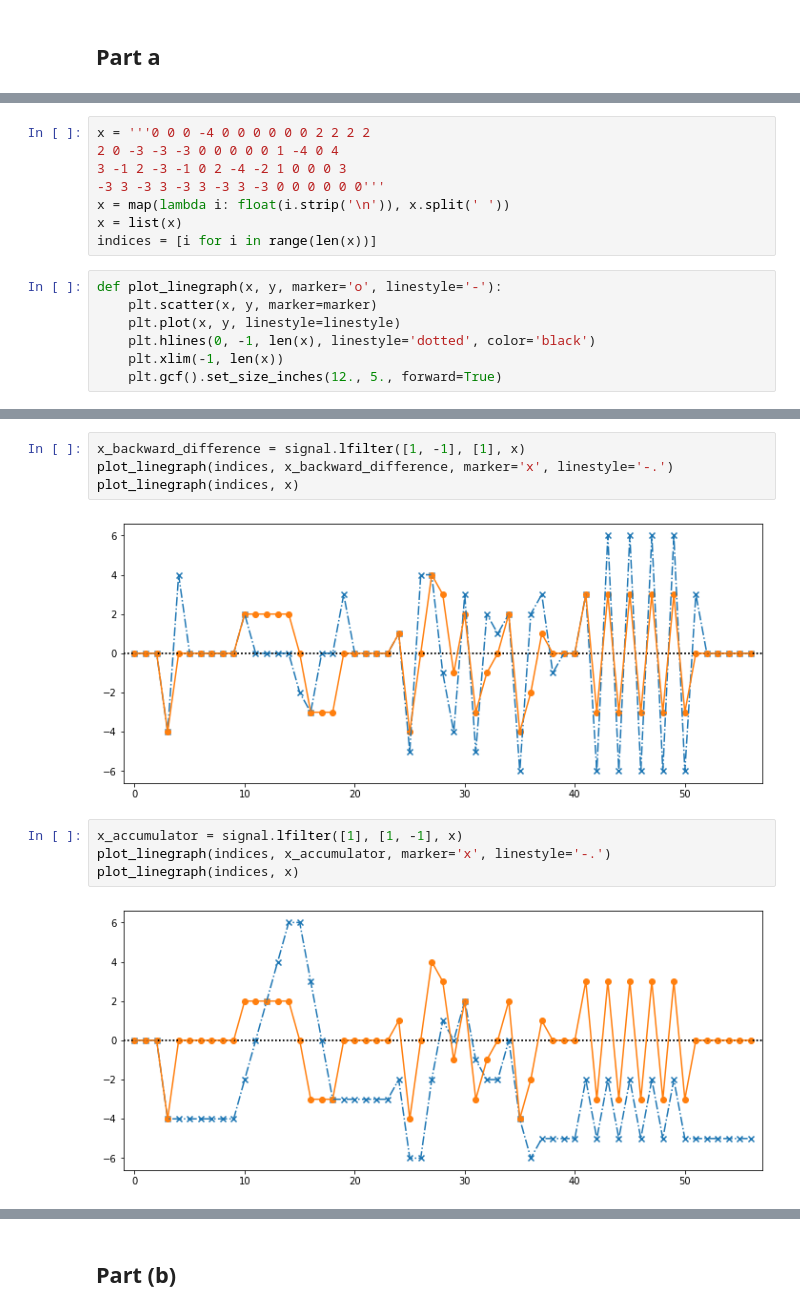
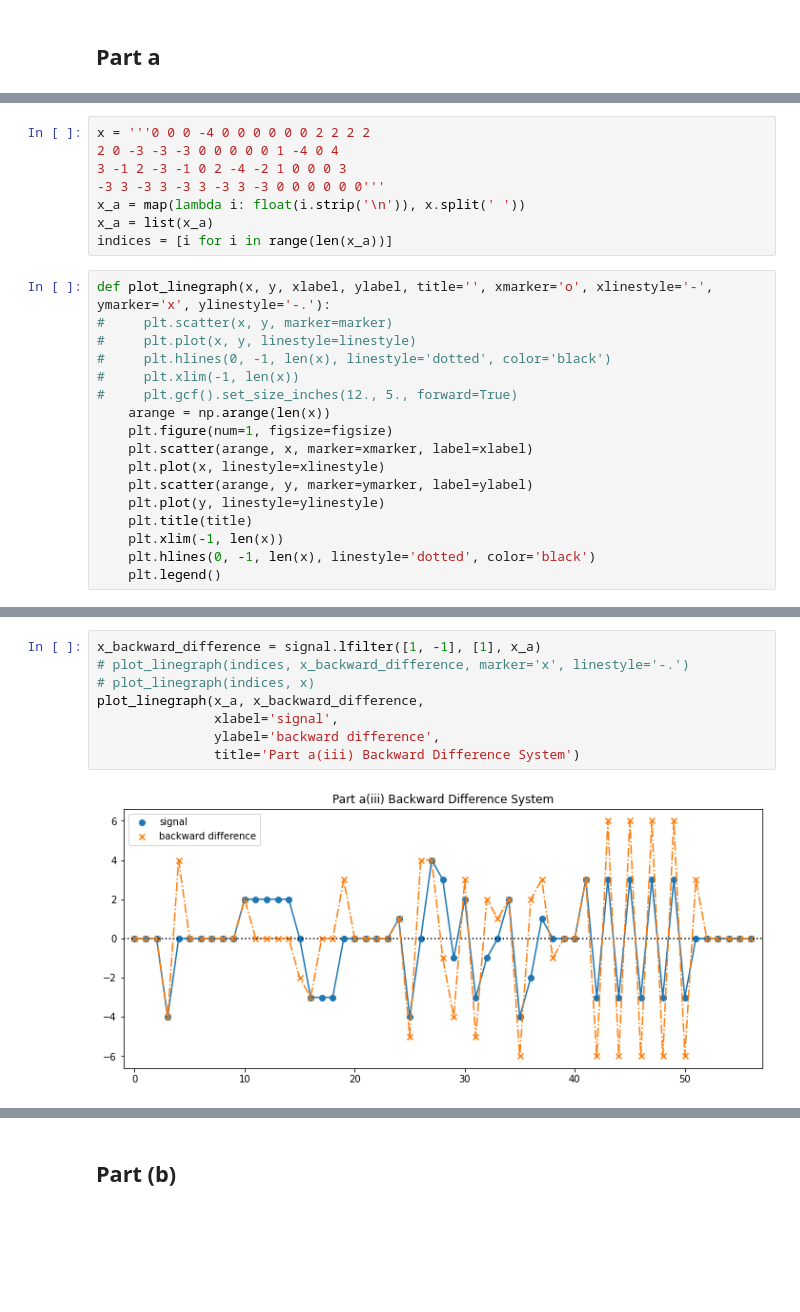
Before and after one commit to DasAnish/DSP_assignments, a Jupyter notebook: DSP_Assignment1.ipynb, the cells around one changed output, grey strips where cells are left out. Drawn from its saved outputs; the diff is of its cells as text; blank space fills up the shorter version.

```diff
--- a/DSP_Assignment1.ipynb
+++ b/DSP_Assignment1.ipynb
@@ -9,13 +19,23 @@ x = '''0 0 0 -4 0 0 0 0 0 0 2 2 2 2
 2 0 -3 -3 -3 0 0 0 0 0 1 -4 0 4
 3 -1 2 -3 -1 0 2 -4 -2 1 0 0 0 3
 -3 3 -3 3 -3 3 -3 3 -3 0 0 0 0 0 0'''
-x = map(lambda i: float(i.strip('\n')), x.split(' '))
-x = list(x)
-indices = [i for i in range(len(x))]
+x_a = map(lambda i: float(i.strip('\n')), x.split(' '))
+x_a = list(x_a)
+indices = [i for i in range(len(x_a))]
 # %%
-def plot_linegraph(x, y, marker='o', linestyle='-'):
-    plt.scatter(x, y, marker=marker)
-    plt.plot(x, y, linestyle=linestyle)
+def plot_linegraph(x, y, xlabel, ylabel, title='', xmarker='o', xlinestyle='-', ymarker='x', ylinestyle='-.'):
+#     plt.scatter(x, y, marker=marker)
+#     plt.plot(x, y, linestyle=linestyle)
+#     plt.hlines(0, -1, len(x), linestyle='dotted', color='black')
+#     plt.xlim(-1, len(x))
+#     plt.gcf().set_size_inches(12., 5., forward=True)
+    arange = np.arange(len(x))
+    plt.figure(num=1, figsize=figsize)
+    plt.scatter(arange, x, marker=xmarker, label=xlabel)
+    plt.plot(x, linestyle=xlinestyle)
+    plt.scatter(arange, y, marker=ymarker, label=ylabel)
+    plt.plot(y, linestyle=ylinestyle)
+    plt.title(title)
+    plt.xlim(-1, len(x))
     plt.hlines(0, -1, len(x), linestyle='dotted', color='black')
-    plt.xlim(-1, len(x))
-    plt.gcf().set_size_inches(12., 5., forward=True)
+    plt.legend()
@@ -26,12 +101,10 @@ plot_linegraph(indices, x)
 # %%
-x_backward_difference = signal.lfilter([1, -1], [1], x)
-plot_linegraph(indices, x_backward_difference, marker='x', linestyle='-.')
-plot_linegraph(indices, x)
+x_backward_difference = signal.lfilter([1, -1], [1], x_a)
+# plot_linegraph(indices, x_backward_difference, marker='x', linestyle='-.')
+# plot_linegraph(indices, x)
+plot_linegraph(x_a, x_backward_difference,
+               xlabel='signal',
+               ylabel='backward difference',
+               title='Part a(iii) Backward Difference System')
 # %% [output]
-[figure, old version]
+[figure, new version]
-# %%
-x_accumulator = signal.lfilter([1], [1, -1], x)
-plot_linegraph(indices, x_accumulator, marker='x', linestyle='-.')
-plot_linegraph(indices, x)
-# %% [output]
-[figure, removed]
```
Also changed, not shown: parts of 46 cells of this notebook.
